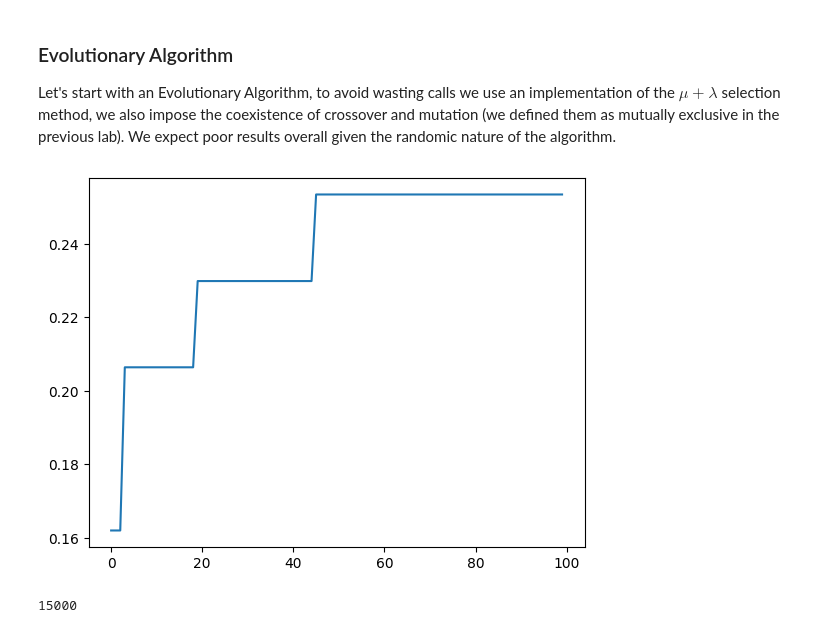
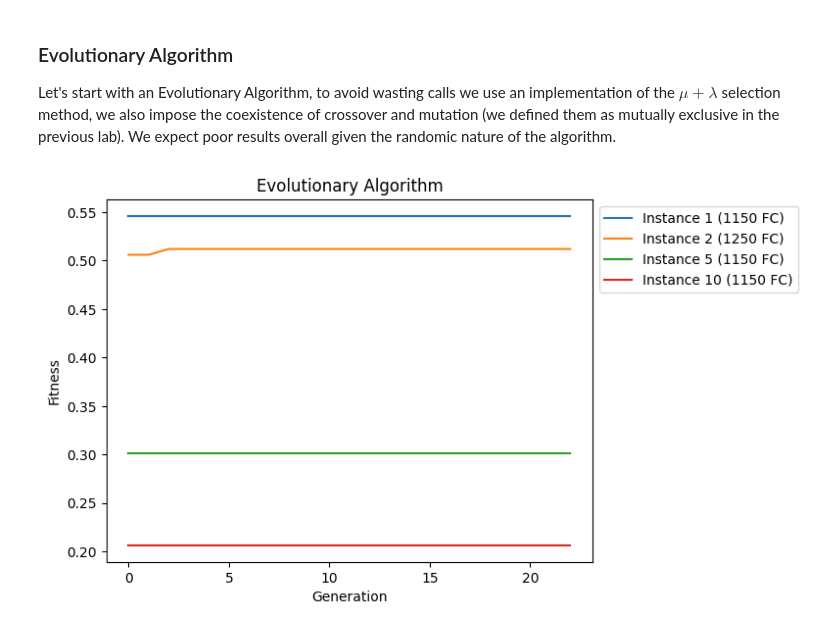
Before and after one commit to GNNatan/compint, a Jupyter notebook: Lab3/lab9.ipynb, the cells around one changed output. Cells and saved outputs as stored; diff of their text form; code cells hidden in the pictures.

```diff
--- a/Lab3/lab9.ipynb
+++ b/Lab3/lab9.ipynb
@@ -11,61 +13,88 @@ import lab9_lib
 Let's start with an Evolutionary Algorithm, to avoid wasting calls we use an implementation of the $\mu + \lambda$ selection method, we also impose the coexistence of crossover and mutation (we defined them as mutually exclusive in the previous lab).
 We expect poor results overall given the randomic nature of the algorithm.
 # %%
-import matplotlib.pyplot as plt
+p_1 = lab9_lib.make_problem(1)
+p_2 = lab9_lib.make_problem(2)
+p_5 = lab9_lib.make_problem(5)
+p_10 = lab9_lib.make_problem(10)
 
-fitness = lab9_lib.make_problem(10)
 NUM_LOCI = 1000
 
-def crossover(p1, p2):
+class Individual:
+    def __init__(self, genome):
+        self.genome = genome
+        self.fitness = None
+
+    def evaluate(self, fitness):
+        if self.fitness is None:
+            self.fitness = fitness(self.genome)
+        return self.fitness
+
+    def set_fitness(self, value=None):
+        self.fitness = value
+
+
+def crossover(p1:Individual, p2:Individual):
     o = []
     for i in range(NUM_LOCI):
-        o.append(choice([p1[i], p2[i]]))
-    return o
+        o.append(choice([p1.genome[i], p2.genome[i]]))
+    return Individual(o)
 
-def mutate(m, min_mutation=0.01, max_mutation=0.02):  #randomly mutates between 1% and 2% of the genome
-    o=m.copy()
+def mutate(m:Individual, min_mutation=0.01, max_mutation=0.02):  #randomly mutates between 1% and 2% of the genome
+    o=m.genome.copy()
     n_mutants = randint(int(NUM_LOCI*min_mutation), int(NUM_LOCI*max_mutation))
     mutants = sample(range(NUM_LOCI), n_mutants)
     for i in mutants:
         o[i] = 1 - o[i]
-    return o
+    return Individual(o)
 
-def sortKey(arg, holder):  #stores the maximum inside the holder while evaluating fitness
-    f = fitness(arg)
+def sortKey(arg, holder, fitness, iteration):  #stores the maximum inside the holder while evaluating fitness
+    f = arg.evaluate(fitness)
     if f > holder[0]:
         holder[0]=f
+        holder[1]=iteration
     return f
 
-def ea(pop_size, num_offsprings, mutation_rate=0.15, max_iter=100):
+def ea(pop_size, num_offsprings, fitness, mutation_rate=0.15, max_wait=20):
     population = []
     fitness_plot = []
     for _ in range(pop_size):
         c = choices([0, 1], k=1000)
-        population.append(c)
-    fitness_holder = [0] #use list as a mutable variable
+        population.append(Individual(c))
+    fitness_holder = [0, 0] #use list as a mutable variable containing the max fitness in position 0 and the index of the last iteration that improved it on position 1
     i = 0
-    while fitness_holder[0]!=1 and i < max_iter:
+    while fitness_holder[0]!=1 and i < fitness_holder[1] + max_wait:  #if no improvement in max_wait generations, stop
         i += 1
         offsprings = []
         for _ in range(num_offsprings):
             p1, p2 = sample(population, 2)
             o = crossover(p1, p2)
             if random() < mutation_rate:
                 o = mutate(o)
             offsprings.append(o)
         population.extend(offsprings)
-        population.sort(key = lambda p : sortKey(p, fitness_holder))
+        population.sort(key = lambda p : sortKey(p, fitness_holder, fitness, i))
         population = population[:pop_size]
         fitness_plot.append(fitness_holder[0])
-    return fitness_plot, population
+    return fitness_plot, fitness.calls
 
-y_axis, pop = ea(100, 50)
-x_axis = range(len(y_axis))
+ea1, ea1c = ea(100, 50, p_1)
+ea2, ea2c = ea(100, 50, p_2)
+ea5, ea5c = ea(100, 50, p_5)
+ea10, ea10c = ea(100, 50, p_10)
+x_axis = range(max(len(ea1), len(ea2), len(ea5), len(ea10)))
+for a in [ea1, ea2, ea5, ea10]:
+    while len(a) < len(x_axis):
+        a.append(a[-1])
 
-plt.plot(x_axis, y_axis)
+plt.title("Evolutionary Algorithm")
+plt.xlabel("Generation")
+plt.ylabel("Fitness")
+plt.plot(x_axis, ea1, label = "Instance 1 ("+str(ea1c)+" FC)")
+plt.plot(x_axis, ea2, label = "Instance 2 ("+str(ea2c)+" FC)")
+plt.plot(x_axis, ea5, label = "Instance 5 ("+str(ea5c)+" FC)")
+plt.plot(x_axis, ea10, label = "Instance 10 ("+str(ea10c)+" FC)")
+plt.legend(loc='upper left', bbox_to_anchor=(1, 1))
 plt.show()
-
-print(fitness.calls)
 # %% [output]
-[figure, old version]
+[figure, new version]
-15000
```
Also changed, not shown: parts of 10 cells of this notebook.
